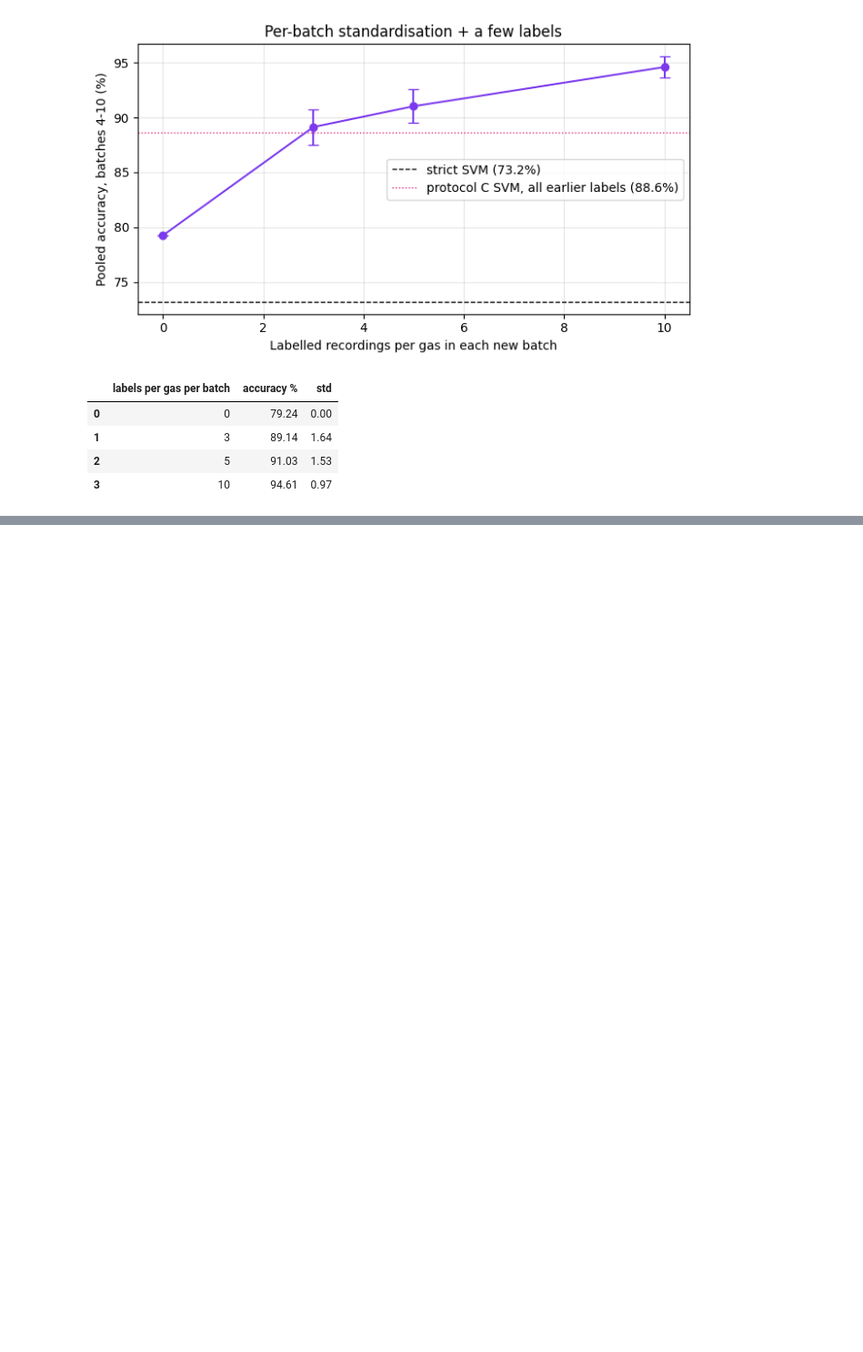
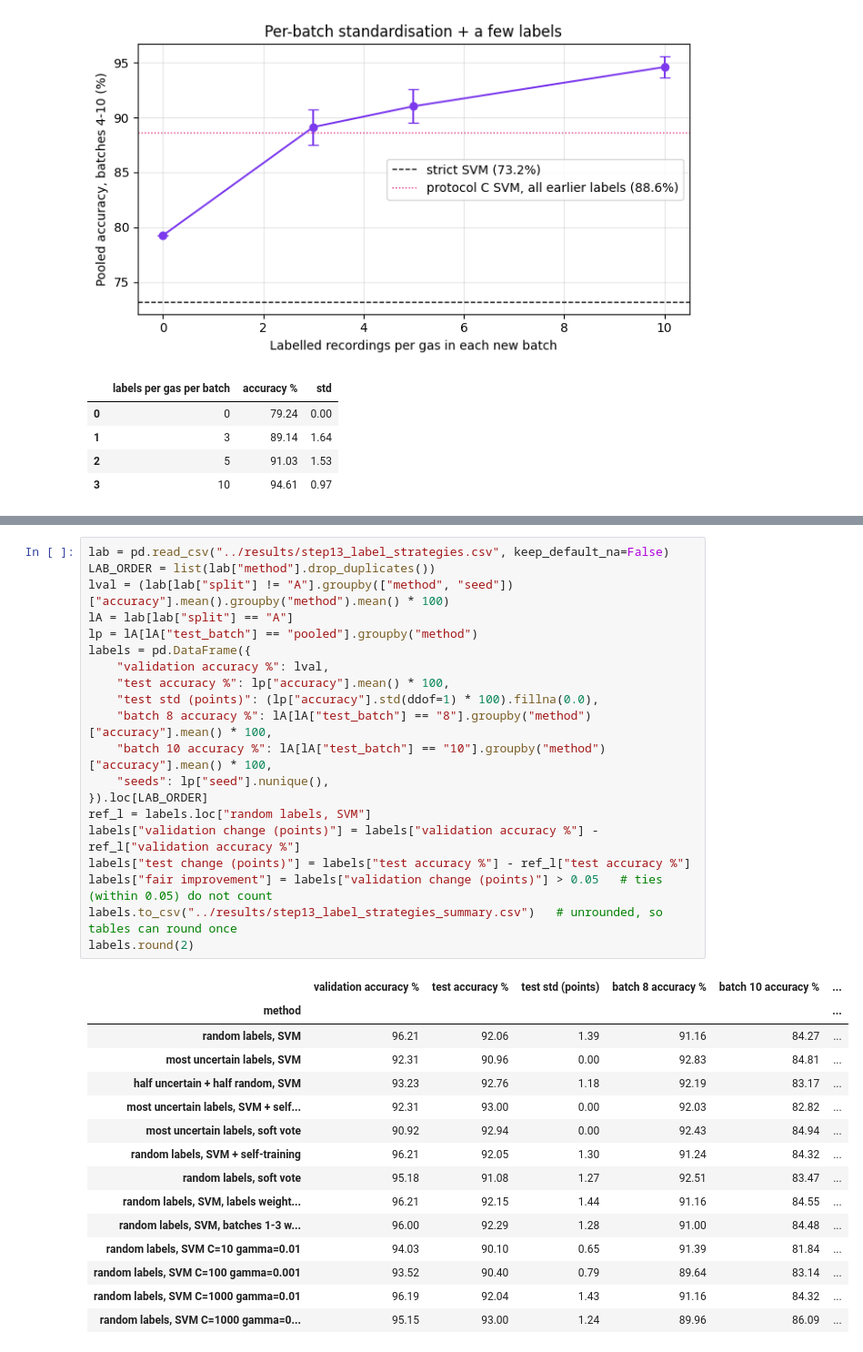
Before and after one commit to kirangautham-82899/Drift-Robust-Gas-Classification, a Jupyter notebook: notebooks/13_drift_adaptation.ipynb, the cells around one changed output, grey strips where cells are left out. Shown at 91% size. Saved outputs shown, nothing was run; the diff lists cells and outputs as text; blank space fills up the shorter version.

```diff
--- a/notebooks/13_drift_adaptation.ipynb
+++ b/notebooks/13_drift_adaptation.ipynb
@@ -182,0 +198,36 @@ curve.round(2)
+# %%
+lab = pd.read_csv("../results/step13_label_strategies.csv", keep_default_na=False)
+LAB_ORDER = list(lab["method"].drop_duplicates())
+lval = (lab[lab["split"] != "A"].groupby(["method", "seed"])["accuracy"].mean().groupby("method").mean() * 100)
+lA = lab[lab["split"] == "A"]
+lp = lA[lA["test_batch"] == "pooled"].groupby("method")
+labels = pd.DataFrame({
+    "validation accuracy %": lval,
+    "test accuracy %": lp["accuracy"].mean() * 100,
+    "test std (points)": (lp["accuracy"].std(ddof=1) * 100).fillna(0.0),
+    "batch 8 accuracy %": lA[lA["test_batch"] == "8"].groupby("method")["accuracy"].mean() * 100,
+    "batch 10 accuracy %": lA[lA["test_batch"] == "10"].groupby("method")["accuracy"].mean() * 100,
+    "seeds": lp["seed"].nunique(),
+}).loc[LAB_ORDER]
+ref_l = labels.loc["random labels, SVM"]
+labels["validation change (points)"] = labels["validation accuracy %"] - ref_l["validation accuracy %"]
+labels["test change (points)"] = labels["test accuracy %"] - ref_l["test accuracy %"]
+labels["fair improvement"] = labels["validation change (points)"] > 0.05   # ties (within 0.05) do not count
+labels.to_csv("../results/step13_label_strategies_summary.csv")   # unrounded, so tables can round once
+labels.round(2)
+# %% [output]
+|  | validation accuracy % | test accuracy % | test std (points) | batch 8 accuracy % | batch 10 accuracy % | ... |
+| method |  |  |  |  |  | ... |
+| random labels, SVM | 96.21 | 92.06 | 1.39 | 91.16 | 84.27 | ... |
+| most uncertain labels, SVM | 92.31 | 90.96 | 0.00 | 92.83 | 84.81 | ... |
+| half uncertain + half random, SVM | 93.23 | 92.76 | 1.18 | 92.19 | 83.17 | ... |
+| most uncertain labels, SVM + self... | 92.31 | 93.00 | 0.00 | 92.03 | 82.82 | ... |
+| most uncertain labels, soft vote | 90.92 | 92.94 | 0.00 | 92.43 | 84.94 | ... |
+| random labels, SVM + self-training | 96.21 | 92.05 | 1.30 | 91.24 | 84.32 | ... |
+| random labels, soft vote | 95.18 | 91.08 | 1.27 | 92.51 | 83.47 | ... |
+| random labels, SVM, labels weight... | 96.21 | 92.15 | 1.44 | 91.16 | 84.55 | ... |
+| random labels, SVM, batches 1-3 w... | 96.00 | 92.29 | 1.28 | 91.00 | 84.48 | ... |
+| random labels, SVM C=10 gamma=0.01 | 94.03 | 90.10 | 0.65 | 91.39 | 81.84 | ... |
+| random labels, SVM C=100 gamma=0.001 | 93.52 | 90.40 | 0.79 | 89.64 | 83.14 | ... |
+| random labels, SVM C=1000 gamma=0.01 | 96.19 | 92.04 | 1.43 | 91.16 | 84.32 | ... |
+| random labels, SVM C=1000 gamma=0... | 95.15 | 93.00 | 1.24 | 89.96 | 86.09 | ... |
```
Also changed, not shown: parts of 4 cells of this notebook, 8 other files.
